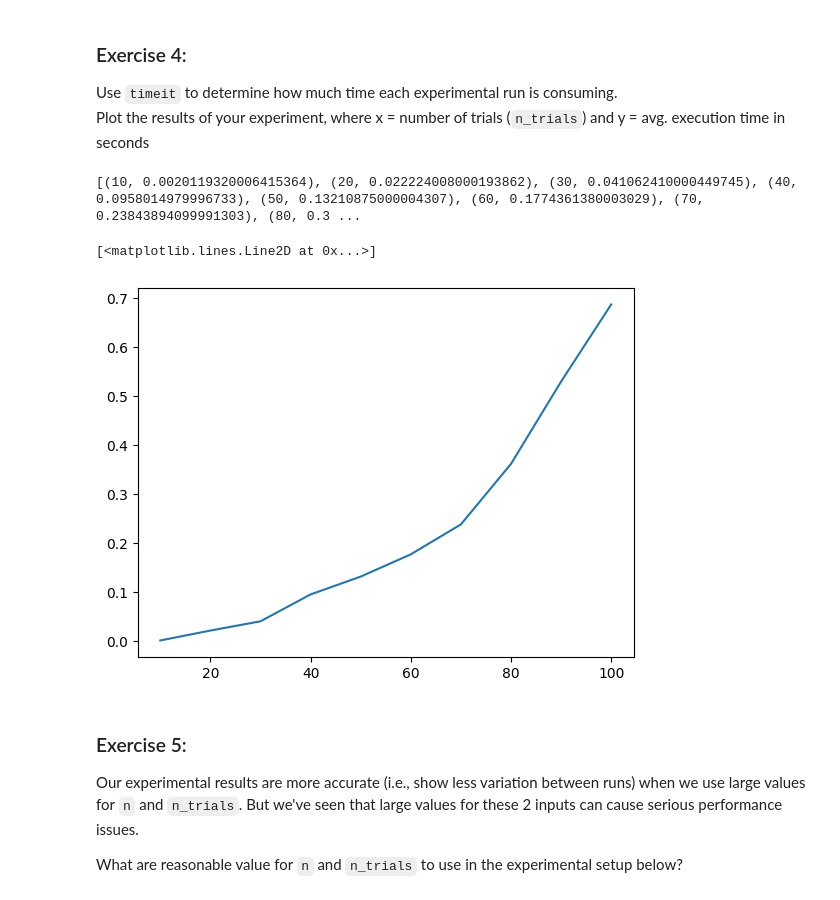
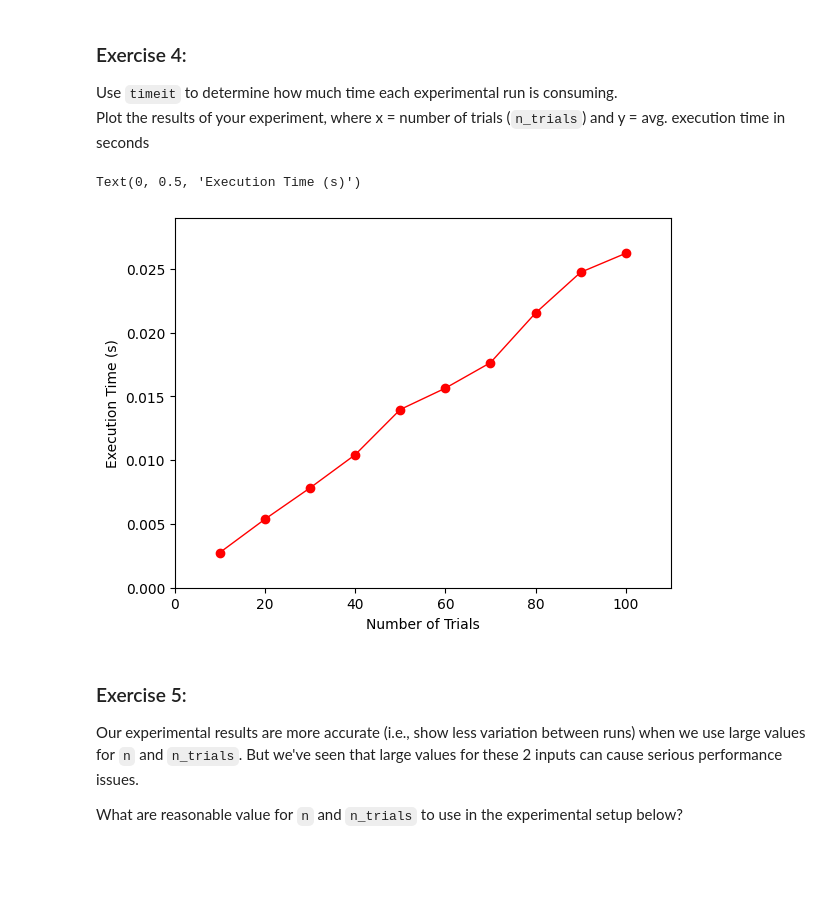
Before and after one commit to zhdavidlu/cap-comp215, a Jupyter notebook: labs/lab04-graphs.ipynb, the cells around one changed output. Saved outputs shown, nothing was run; the diff lists cells and outputs as text; code cells hidden in the pictures; blank space fills up the shorter version.

```diff
--- a/labs/lab04-graphs.ipynb
+++ b/labs/lab04-graphs.ipynb
@@ -183,19 +202,30 @@ f'Likelihood that an ER graph (n={n}, p={p}) is connected: {p_connected:.1f}%'
 ### Exercise 4:
 Use `timeit` to determine how much time each experimental run is consuming.
 Plot the results of your experiment, where x = number of trials (`n_trials`) and y = avg. execution time in seconds
-# %%
-# Solution for Ex. 4 here...
-
-# not quite sure about this
-n_trials_list = [i for i in range(10, 110, 10)]
-execution_time = [timeit(lambda: proportion_connected(n, p, n_trials=n), number=3) for n in n_trials_list]
-print(list(zip(n_trials_list, execution_time)))
-
-plt.plot(n_trials_list, execution_time)
-# %% [output]
-[(10, 0.0020119320006415364), (20, 0.022224008000193862), (30, 0.041062410000449745), (40, 0.0958014979996733), (50, 0.13210875000004307), (60, 0.1774361380003029), (70, 0.23843894099991303), (80, 0.3 ...
-[<matplotlib.lines.Line2D at 0x...>]
-[figure, removed]
+# %%
+# Solution for Ex. 4 here...
+
+num_runs = 100  # More runs = more reliable average time result
+
+num_trials = [i for i in range(10, 110, 10)]
+exec_times = [0] * num_runs
+
+for i in range(num_runs):
+
+    exec_times[i] = [timeit(lambda: proportion_connected(n, p, n_trials = num), number = 1)
+                    for num in num_trials]
+
+times_by_num_trials = zip(*exec_times)  # Repackage list
+avg_exec_time = [sum(times)/num_runs for times in times_by_num_trials]
+
+y_max = avg_exec_time[-1] + avg_exec_time[0]
+plt.plot(num_trials, avg_exec_time, 'o-r', linewidth = 1)
+plt.axis(xmin = 0, xmax = 110, ymin = 0, ymax = y_max)
+plt.xlabel('Number of Trials')
+plt.ylabel('Execution Time (s)')
+# %% [output]
+Text(0, 0.5, 'Execution Time (s)')
+[figure, added]
 # %% [markdown]
 ### Exercise 5:
 Our experimental results are more accurate (i.e., show less variation between runs) when we use large values for `n` and `n_trials`.  But we've seen that large values for these 2 inputs can cause serious performance issues.
```
Also changed, not shown: parts of 3 cells of this notebook.
